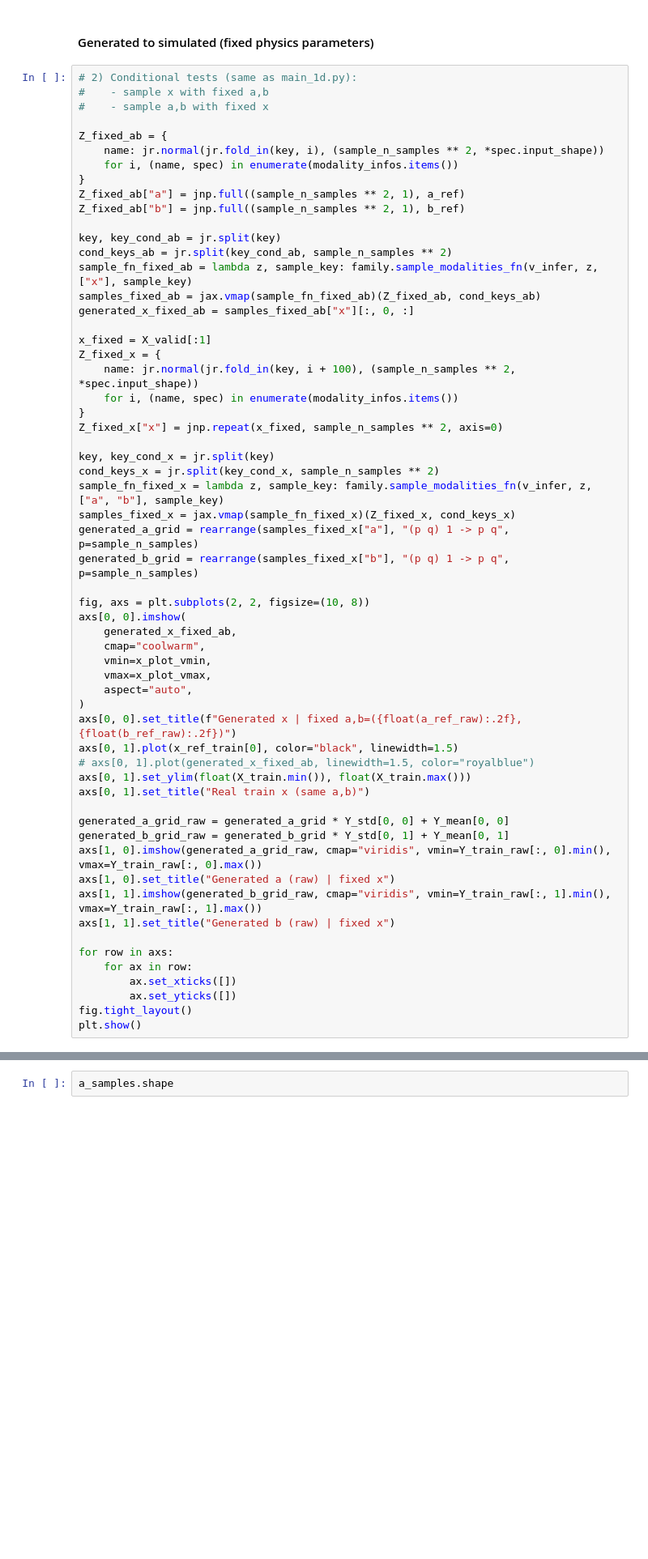
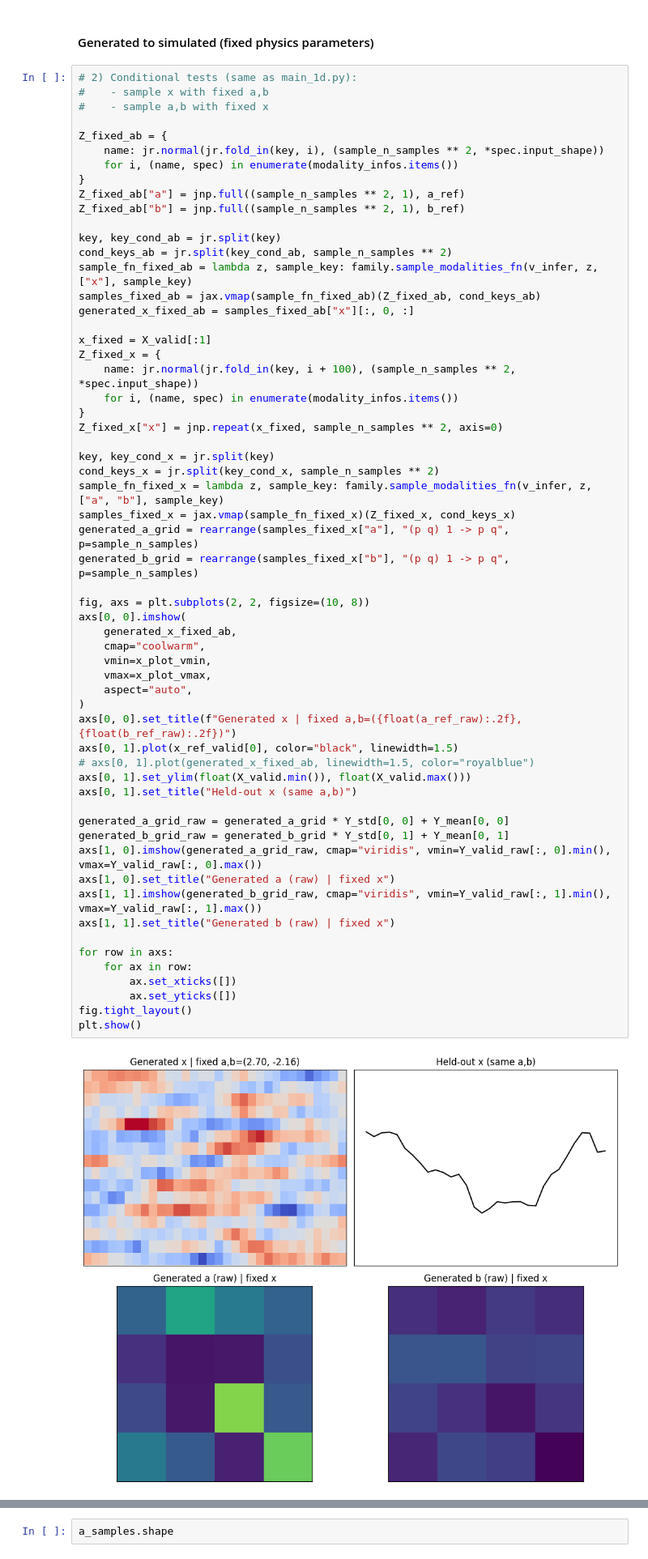
Before and after one commit to homerjed/joint, a Jupyter notebook: scripts/inference_1d.ipynb, the cells around one changed output, grey strips where cells are left out. Shown at 81% size. Drawn from its saved outputs; the diff is of its cells as text; blank space fills up the shorter version.

```diff
--- a/scripts/inference_1d.ipynb
+++ b/scripts/inference_1d.ipynb
@@ -243,38 +293,40 @@ Z_fixed_x["x"] = jnp.repeat(x_fixed, sample_n_samples ** 2, axis=0)
 
 key, key_cond_x = jr.split(key)
 cond_keys_x = jr.split(key_cond_x, sample_n_samples ** 2)
 sample_fn_fixed_x = lambda z, sample_key: family.sample_modalities_fn(v_infer, z, ["a", "b"], sample_key)
 samples_fixed_x = jax.vmap(sample_fn_fixed_x)(Z_fixed_x, cond_keys_x)
 generated_a_grid = rearrange(samples_fixed_x["a"], "(p q) 1 -> p q", p=sample_n_samples)
 generated_b_grid = rearrange(samples_fixed_x["b"], "(p q) 1 -> p q", p=sample_n_samples)
 
 fig, axs = plt.subplots(2, 2, figsize=(10, 8))
 axs[0, 0].imshow(
     generated_x_fixed_ab,
     cmap="coolwarm",
     vmin=x_plot_vmin,
     vmax=x_plot_vmax,
     aspect="auto",
 )
 axs[0, 0].set_title(f"Generated x | fixed a,b=({float(a_ref_raw):.2f}, {float(b_ref_raw):.2f})")
-axs[0, 1].plot(x_ref_train[0], color="black", linewidth=1.5)
+axs[0, 1].plot(x_ref_valid[0], color="black", linewidth=1.5)
 # axs[0, 1].plot(generated_x_fixed_ab, linewidth=1.5, color="royalblue")
-axs[0, 1].set_ylim(float(X_train.min()), float(X_train.max()))
-axs[0, 1].set_title("Real train x (same a,b)")
+axs[0, 1].set_ylim(float(X_valid.min()), float(X_valid.max()))
+axs[0, 1].set_title("Held-out x (same a,b)")
 
 generated_a_grid_raw = generated_a_grid * Y_std[0, 0] + Y_mean[0, 0]
 generated_b_grid_raw = generated_b_grid * Y_std[0, 1] + Y_mean[0, 1]
-axs[1, 0].imshow(generated_a_grid_raw, cmap="viridis", vmin=Y_train_raw[:, 0].min(), vmax=Y_train_raw[:, 0].max())
+axs[1, 0].imshow(generated_a_grid_raw, cmap="viridis", vmin=Y_valid_raw[:, 0].min(), vmax=Y_valid_raw[:, 0].max())
 axs[1, 0].set_title("Generated a (raw) | fixed x")
-axs[1, 1].imshow(generated_b_grid_raw, cmap="viridis", vmin=Y_train_raw[:, 1].min(), vmax=Y_train_raw[:, 1].max())
+axs[1, 1].imshow(generated_b_grid_raw, cmap="viridis", vmin=Y_valid_raw[:, 1].min(), vmax=Y_valid_raw[:, 1].max())
 axs[1, 1].set_title("Generated b (raw) | fixed x")
 
 for row in axs:
     for ax in row:
         ax.set_xticks([])
         ax.set_yticks([])
 fig.tight_layout()
 plt.show()
+# %% [output]
+[figure, added]
 # %% [markdown]
 #### Posterior sampling for posterior predictive
 
```
Also changed, not shown: parts of 11 cells of this notebook, 1 other file.
